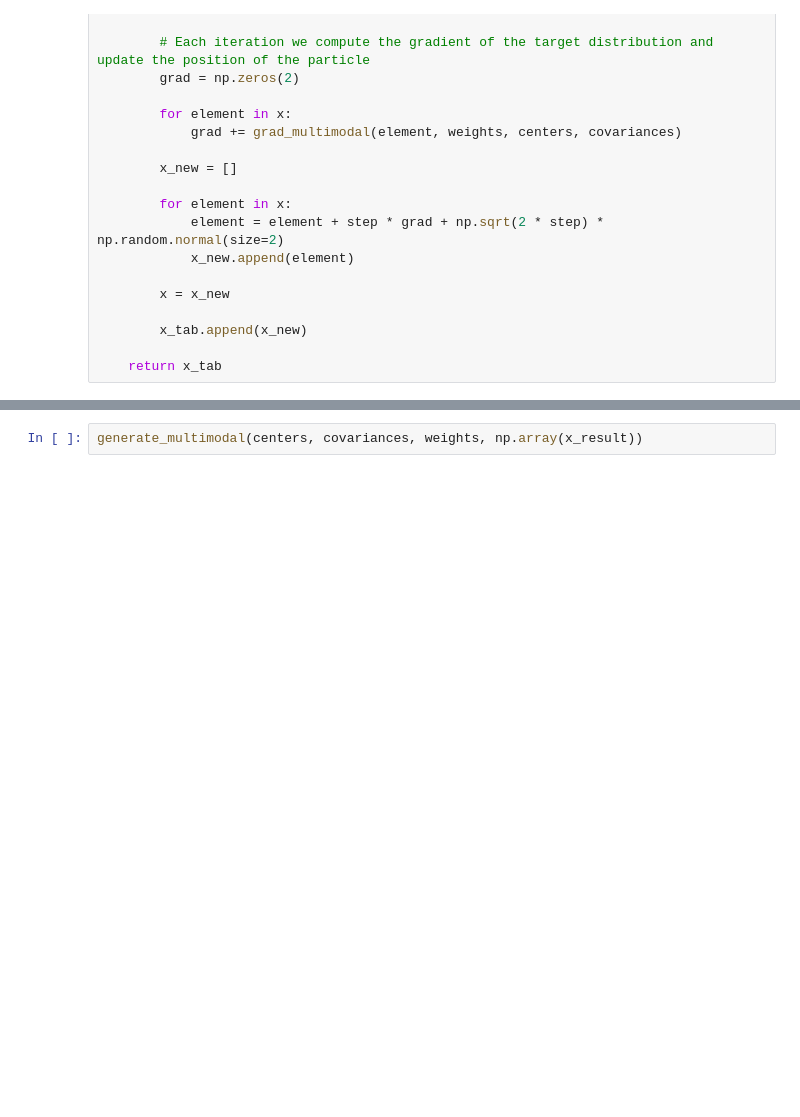
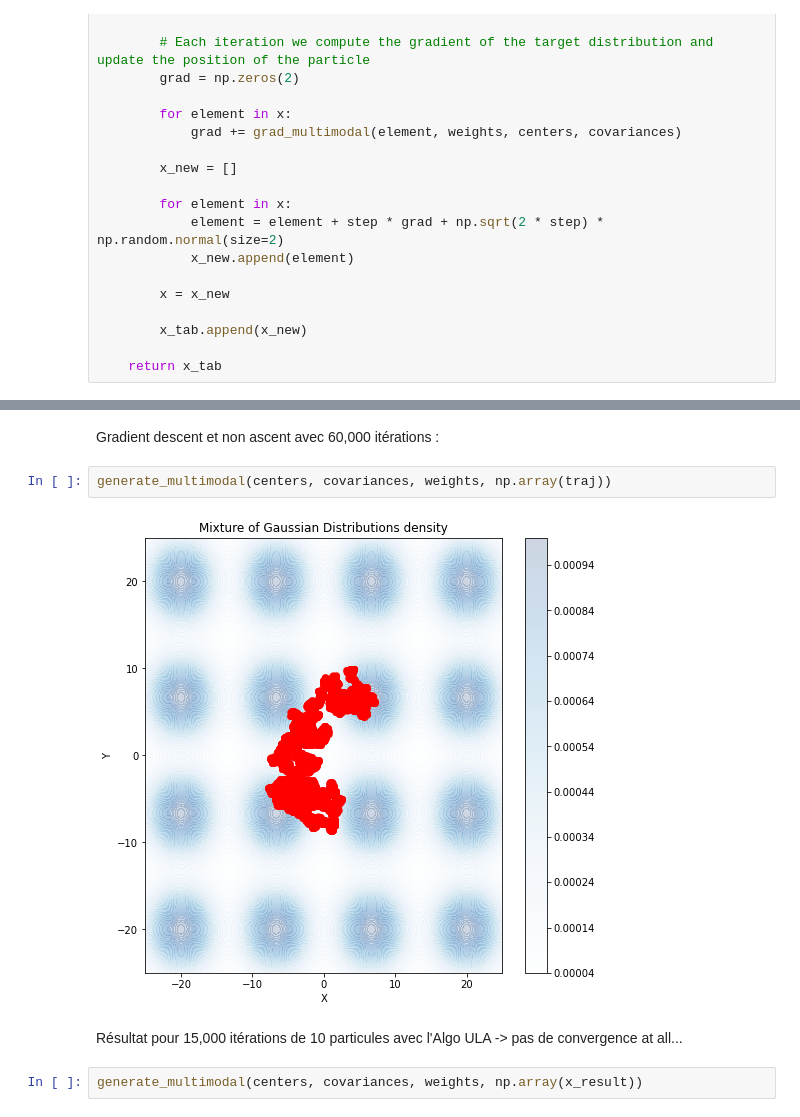
Before and after one commit to PyTomSss/Research_Project-Imperial_College, a Jupyter notebook: Dilation_path_experiment.ipynb, the cells around one changed output, grey strips where cells are left out. Drawn from its saved outputs; the diff is of its cells as text; blank space fills up the shorter version.

```diff
--- a/Dilation_path_experiment.ipynb
+++ b/Dilation_path_experiment.ipynb
@@ -372,3 +395,11 @@ IndexError: too many indices for array: array is 1-dimensional, but 2 were index
+# %% [markdown]
+Gradient descent et non ascent avec 60,000 itérations :
+# %%
+generate_multimodal(centers, covariances, weights, np.array(traj))
+# %% [output]
+[figure, added]
+# %% [markdown]
+Résultat pour 15,000 itérations de 10 particules avec l'Algo ULA -> pas de convergence at all...
 # %%
 generate_multimodal(centers, covariances, weights, np.array(x_result))
 # %% [output]
```
Also changed, not shown: parts of 28 cells of this notebook.
